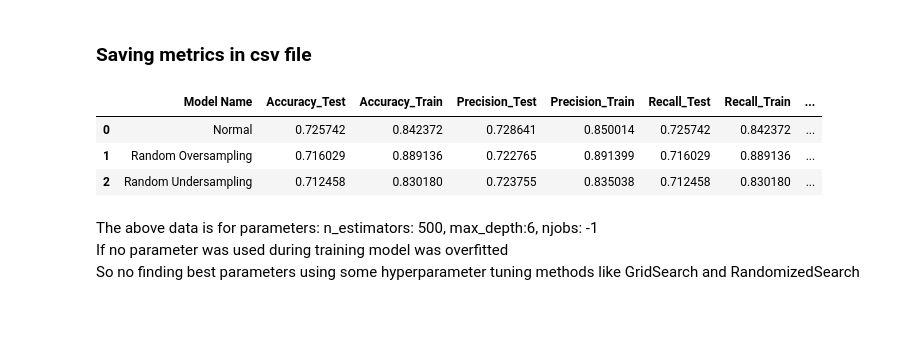
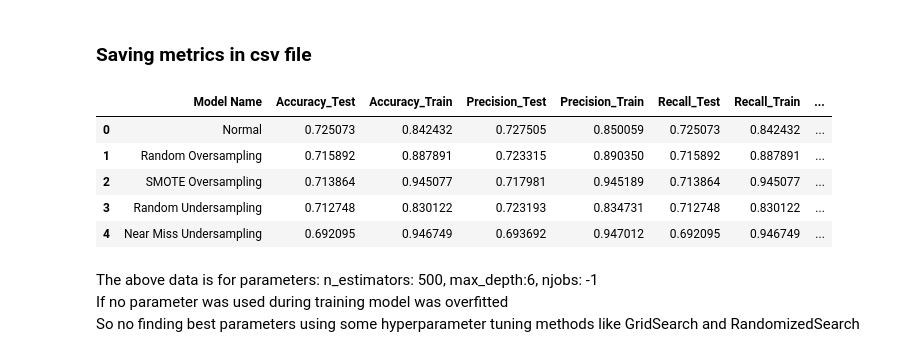
Before and after one commit to JuJu2181/earthquake-damage-predictor, a Jupyter notebook: Codes/earthquake_damage_prediction2.ipynb, the cells around one changed output. Saved outputs shown, nothing was run; the diff lists cells and outputs as text; code cells hidden in the pictures; blank space fills up the shorter version.

```diff
--- a/Codes/earthquake_damage_prediction2.ipynb
+++ b/Codes/earthquake_damage_prediction2.ipynb
@@ -976,0 +1136,17 @@ weighted avg       1.00      1.00      1.00    121939
+# %%
+# for test data
+# variables
+evaluated_model = forest5_pca
+XTest = X_test_nearmiss_pca
+XTrain = X_train_nearmiss_pca
+yTrain = y_train_nearmiss
+yTest = y_test
+print('----- Test Scores --------------')
+y_pred_test = evaluated_model.predict(XTest)
+showMetrics(y_pred_test,yTest)
+showConfusionMatrix(evaluated_model, XTest,yTest)
+# for training data
+print('----- Training Scores --------------')
+y_pred_train = evaluated_model.predict(XTrain)
+showMetrics(y_pred_train,yTrain)
+showConfusionMatrix(evaluated_model, XTrain, yTrain)
@@ -1004,3 +1200,14 @@ accuracy_test_smote, accuracy_train_smote, precision_test_smote, precision_train
 accuracy_test_rus, accuracy_train_rus, precision_test_rus, precision_train_rus, recall_test_rus, recall_train_rus, f1score_test_rus, f1score_train_rus = model_parameters(forest4, X_train_rus1, X_test_rus1, y_train_rus, y_test)
 # Nearmiss Undersampling
 accuracy_test_nearmiss, accuracy_train_nearmiss, precision_test_nearmiss, precision_train_nearmiss, recall_test_nearmiss, recall_train_nearmiss, f1score_test_nearmiss, f1score_train_nearmiss = model_parameters(forest5, X_train_nearmiss1, X_test_nearmiss1, y_train_nearmiss, y_test)
+# %%
+# Creating df
+metrics_df['Model Name'] = ['Normal', 'Random Oversampling', 'SMOTE Oversampling', 'Random Undersampling', 'Near Miss Undersampling']
+metrics_df['Accuracy_Test'] = [accuracy_test_normal, accuracy_test_ros, accuracy_test_smote, accuracy_test_rus, accuracy_test_nearmiss]
+metrics_df['Accuracy_Train'] = [accuracy_train_normal, accuracy_train_ros, accuracy_train_smote, accuracy_train_rus, accuracy_train_nearmiss]
+metrics_df['Precision_Test'] = [precision_test_normal, precision_test_ros, precision_test_smote, precision_test_rus, precision_test_nearmiss]
+metrics_df['Precision_Train'] = [precision_train_normal, precision_train_ros, precision_train_smote, precision_train_rus, precision_train_nearmiss]
+metrics_df['Recall_Test'] = [recall_test_normal, recall_test_ros, recall_test_smote, recall_test_rus, recall_test_nearmiss]
+metrics_df['Recall_Train'] = [recall_train_normal, recall_train_ros, recall_train_smote, recall_train_rus, recall_train_nearmiss]
+metrics_df['F1_Score_Test'] = [f1score_test_normal, f1score_test_ros, f1score_test_smote, f1score_test_rus, f1score_test_nearmiss]
+metrics_df['F1_Score_Train'] = [f1score_train_normal, f1score_train_ros, f1score_train_smote, f1score_train_rus, f1score_train_nearmiss]
@@ -1008,15 +1225,15 @@ accuracy_test_nearmiss, accuracy_train_nearmiss, precision_test_nearmiss, precis
 For PCA
 # %%
 # Normal
-accuracy_test_normal, accuracy_train_normal, precision_test_normal, precision_train_normal, recall_test_normal, recall_train_normal, f1score_test_normal, f1score_train_normal = model_parameters(forest1, X_train_normal_pca, X_test_normal_pca, y_train, y_test)
+accuracy_test_normal, accuracy_train_normal, precision_test_normal, precision_train_normal, recall_test_normal, recall_train_normal, f1score_test_normal, f1score_train_normal = model_parameters(forest1_pca, X_train_normal_pca, X_test_normal_pca, y_train, y_test)
 # Random Oversampling
-accuracy_test_ros, accuracy_train_ros, precision_test_ros, precision_train_ros, recall_test_ros, recall_train_ros, f1score_test_ros, f1score_train_ros = model_parameters(forest2, X_train_ros_pca, X_test_ros_pca, y_train_ros, y_test)
+accuracy_test_ros, accuracy_train_ros, precision_test_ros, precision_train_ros, recall_test_ros, recall_train_ros, f1score_test_ros, f1score_train_ros = model_parameters(forest2_pca, X_train_ros_pca, X_test_ros_pca, y_train_ros, y_test)
 # SMOTE Oversampling
-# accuracy_test_smote, accuracy_train_smote, precision_test_smote, precision_train_smote, recall_test_smote, recall_train_smote, f1score_test_smote, f1score_train_smote = model_parameters(forest3, X_train_smote1, X_test_smote1, y_train_smote, y_test)
+accuracy_test_smote, accuracy_train_smote, precision_test_smote, precision_train_smote, recall_test_smote, recall_train_smote, f1score_test_smote, f1score_train_smote = model_parameters(forest3_pca, X_train_smote_pca, X_test_smote_pca, y_train_smote, y_test)
 # Random Undersampling
-accuracy_test_rus, accuracy_train_rus, precision_test_rus, precision_train_rus, recall_test_rus, recall_train_rus, f1score_test_rus, f1score_train_rus = model_parameters(forest4, X_train_rus_pca, X_test_rus_pca, y_train_rus, y_test)
+accuracy_test_rus, accuracy_train_rus, precision_test_rus, precision_train_rus, recall_test_rus, recall_train_rus, f1score_test_rus, f1score_train_rus = model_parameters(forest4_pca, X_train_rus_pca, X_test_rus_pca, y_train_rus, y_test)
 # Nearmiss Undersampling
-# accuracy_test_nearmiss, accuracy_train_nearmiss, precision_test_nearmiss, precision_train_nearmiss, recall_test_nearmiss, recall_train_nearmiss, f1score_test_nearmiss, f1score_train_nearmiss = model_parameters(forest5, X_train_nearmiss1, X_test_nearmiss1, y_train_nearmiss, y_test)
+accuracy_test_nearmiss, accuracy_train_nearmiss, precision_test_nearmiss, precision_train_nearmiss, recall_test_nearmiss, recall_train_nearmiss, f1score_test_nearmiss, f1score_train_nearmiss = model_parameters(forest5_pca, X_train_nearmiss_pca, X_test_nearmiss_pca, y_train_nearmiss, y_test)
 # %% [markdown]
 DataFrame for all the 5 methods
 # %%
@@ -1046,13 +1263,15 @@ metrics_df['F1_Score_Train'] = [f1score_train_normal, f1score_train_ros, f1score
 # %% [markdown]
 ### Saving metrics in csv file
 # %%
-metrics_df.to_csv('sampling_methods_net_floor_height_pca.csv')
+metrics_df.to_csv('sampling_methods_net_floor_height_pca_1.csv')
 metrics_df.head()
 # %% [output]
 |  | Model Name | Accuracy_Test | Accuracy_Train | Precision_Test | Precision_Train | Recall_Test | Recall_Train | ... |
-| 0 | Normal | 0.725742 | 0.842372 | 0.728641 | 0.850014 | 0.725742 | 0.842372 | ... |
-| 1 | Random Oversampling | 0.716029 | 0.889136 | 0.722765 | 0.891399 | 0.716029 | 0.889136 | ... |
-| 2 | Random Undersampling | 0.712458 | 0.830180 | 0.723755 | 0.835038 | 0.712458 | 0.830180 | ... |
+| 0 | Normal | 0.725073 | 0.842432 | 0.727505 | 0.850059 | 0.725073 | 0.842432 | ... |
+| 1 | Random Oversampling | 0.715892 | 0.887891 | 0.723315 | 0.890350 | 0.715892 | 0.887891 | ... |
+| 2 | SMOTE Oversampling | 0.713864 | 0.945077 | 0.717981 | 0.945189 | 0.713864 | 0.945077 | ... |
+| 3 | Random Undersampling | 0.712748 | 0.830122 | 0.723193 | 0.834731 | 0.712748 | 0.830122 | ... |
+| 4 | Near Miss Undersampling | 0.692095 | 0.946749 | 0.693692 | 0.947012 | 0.692095 | 0.946749 | ... |
 # %% [markdown]
 The above data is for parameters: n_estimators: 500, max_depth:6, njobs: -1
 If no parameter was used during training model was overfitted
```
Also changed, not shown: parts of 22 cells of this notebook, 6 other files.
